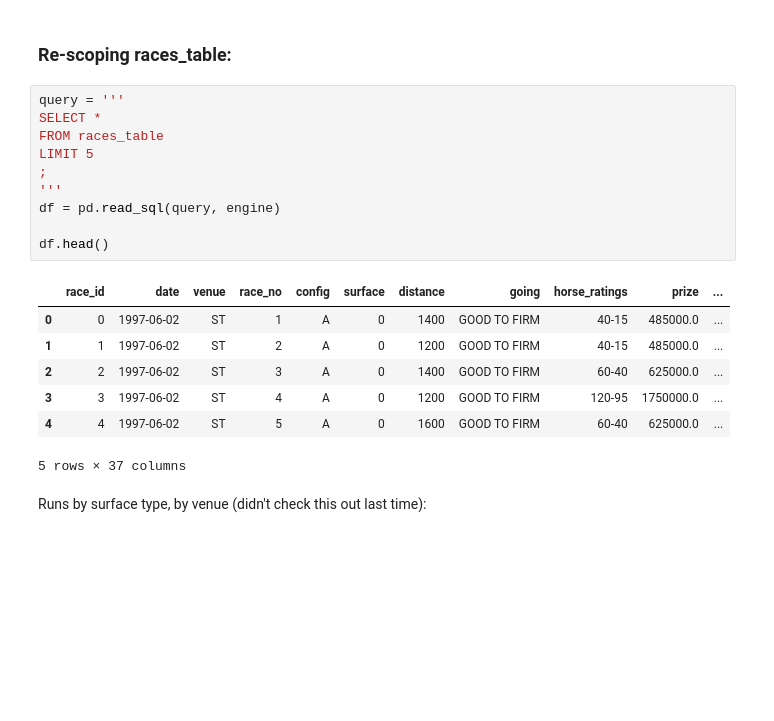
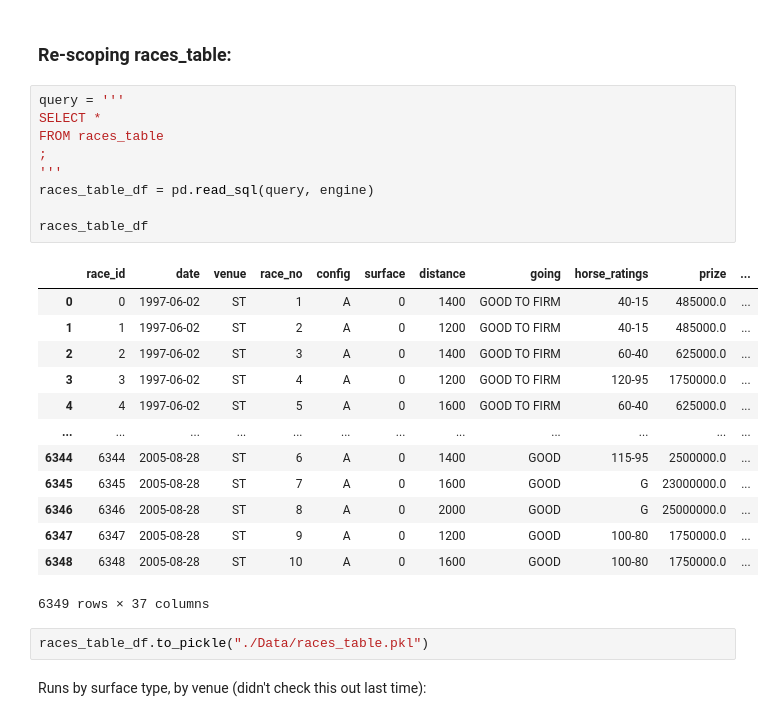
Before and after one commit to pbovard63/Predicting_Hong_Kong_Horse_Racing_Finishes, a Jupyter notebook: feature_engineering_sql.ipynb, the cells around one changed output. Saved outputs shown, nothing was run; the diff lists cells and outputs as text; blank space fills up the shorter version.

```diff
--- a/feature_engineering_sql.ipynb
+++ b/feature_engineering_sql.ipynb
@@ -62,21 +62,28 @@ from sklearn.metrics import f1_score
 # %%
 query = '''
 SELECT *
 FROM races_table
-LIMIT 5
 ;
 '''
-df = pd.read_sql(query, engine)
+races_table_df = pd.read_sql(query, engine)
 
-df.head()
+races_table_df
 # %% [output]
 |  | race_id | date | venue | race_no | config | surface | distance | going | horse_ratings | prize | ... |
 | 0 | 0 | 1997-06-02 | ST | 1 | A | 0 | 1400 | GOOD TO FIRM | 40-15 | 485000.0 | ... |
 | 1 | 1 | 1997-06-02 | ST | 2 | A | 0 | 1200 | GOOD TO FIRM | 40-15 | 485000.0 | ... |
 | 2 | 2 | 1997-06-02 | ST | 3 | A | 0 | 1400 | GOOD TO FIRM | 60-40 | 625000.0 | ... |
 | 3 | 3 | 1997-06-02 | ST | 4 | A | 0 | 1200 | GOOD TO FIRM | 120-95 | 1750000.0 | ... |
 | 4 | 4 | 1997-06-02 | ST | 5 | A | 0 | 1600 | GOOD TO FIRM | 60-40 | 625000.0 | ... |
+| ... | ... | ... | ... | ... | ... | ... | ... | ... | ... | ... | ... |
+| 6344 | 6344 | 2005-08-28 | ST | 6 | A | 0 | 1400 | GOOD | 115-95 | 2500000.0 | ... |
+| 6345 | 6345 | 2005-08-28 | ST | 7 | A | 0 | 1600 | GOOD | G | 23000000.0 | ... |
+| 6346 | 6346 | 2005-08-28 | ST | 8 | A | 0 | 2000 | GOOD | G | 25000000.0 | ... |
+| 6347 | 6347 | 2005-08-28 | ST | 9 | A | 0 | 1200 | GOOD | 100-80 | 1750000.0 | ... |
+| 6348 | 6348 | 2005-08-28 | ST | 10 | A | 0 | 1600 | GOOD | 100-80 | 1750000.0 | ... |
-5 rows × 37 columns
+6349 rows × 37 columns
+# %%
+races_table_df.to_pickle("./Data/races_table.pkl")
 # %% [markdown]
 Runs by surface type, by venue (didn't check this out last time):
 # %%
```
Also changed, not shown: parts of 63 cells of this notebook, 23 other files.
